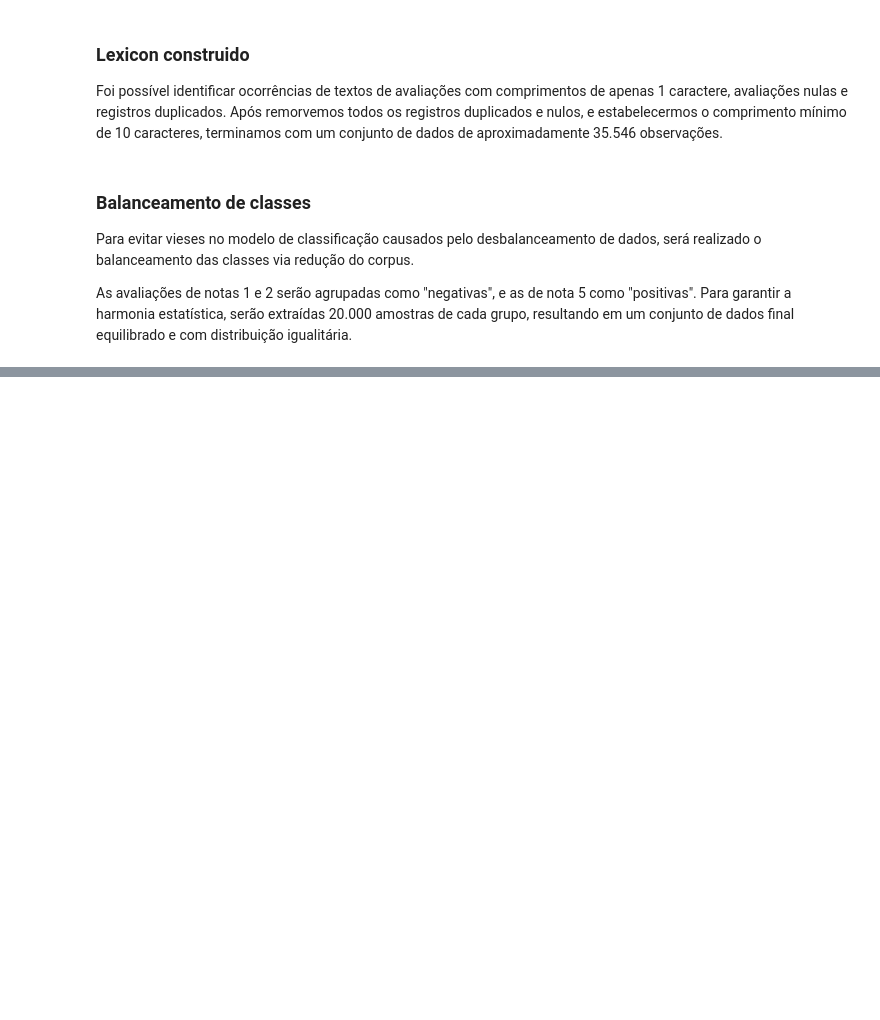
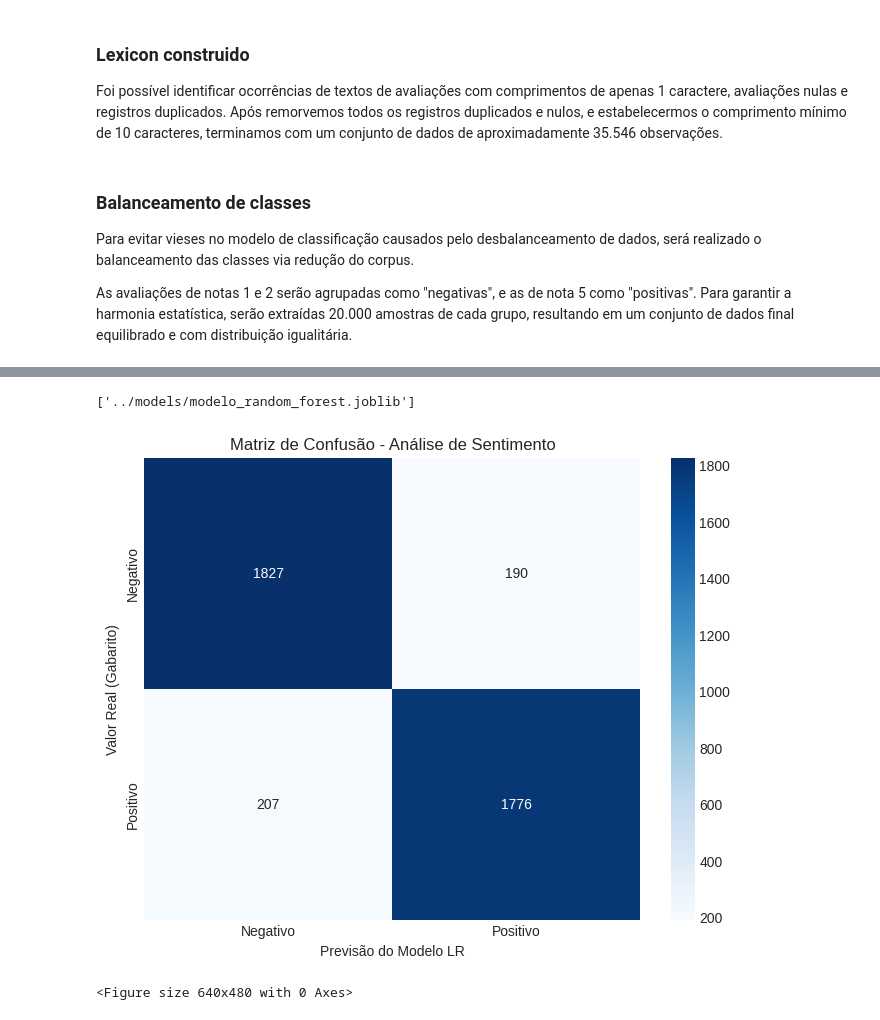
Before and after one commit to ONE-sentiment-analysis/One_sentiment_analysis_model, a Jupyter notebook: src/notebooks/00_One_sentiment_analysis_model.ipynb, the cells around one changed output, grey strips where cells are left out. Saved outputs shown, nothing was run; the diff lists cells and outputs as text; code cells hidden in the pictures; blank space fills up the shorter version.

```diff
--- a/src/notebooks/00_One_sentiment_analysis_model.ipynb
+++ b/src/notebooks/00_One_sentiment_analysis_model.ipynb
@@ -473,0 +610,41 @@ with open('../models/lrUIDF_model.pkl', 'wb') as f:
+# %%
+from sklearn.ensemble import RandomForestClassifier
+from joblib import dump
+
+# instanciar o modelo
+# n_estimators=100 significa que criaremos 100 árvores de decisão
+# n_jobs=-1 usa todos os nucleos do seu processador para acelerar o treino
+modelo_rf = RandomForestClassifier(n_estimators=100, n_jobs=-1, random_state=42)
+
+# treinar o modelo
+modelo_rf.fit(X_train, y_train)
+
+# salvar
+dump(modelo_rf, '../models/modelo_random_forest.joblib')
+# %% [output]
+['../models/modelo_random_forest.joblib']
+# %%
+import matplotlib.pyplot as plt
+import seaborn as sns
+from sklearn.metrics import confusion_matrix
+
+# previsão e avaliação
+y_pred_rf = modelo_rf.predict(X_test)
+
+# gerar a matriz numerica
+cm = confusion_matrix(y_test, y_pred_rf)
+
+# configurar o visual do grafico
+plt.figure(figsize=(8, 6))
+sns.heatmap(cm, annot=True, fmt='d', cmap='Blues',
+            xticklabels=['Negativo', 'Positivo'],
+            yticklabels=['Negativo', 'Positivo'])
+
+plt.xlabel('Previsão do Modelo LR')
+plt.ylabel('Valor Real (Gabarito)')
+plt.title('Matriz de Confusão - Análise de Sentimento')
+plt.show()
+plt.savefig("../resources/img/004_matriz_confusao_LR.png")
+# %% [output]
+[figure, added]
+<Figure size 640x480 with 0 Axes>
```
Also changed, not shown: parts of 79 cells of this notebook, 18 other files.
